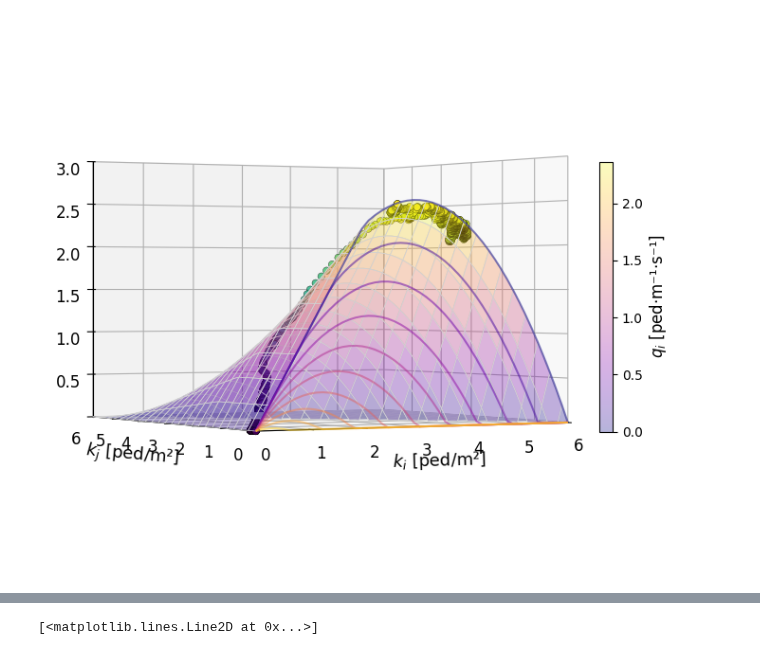
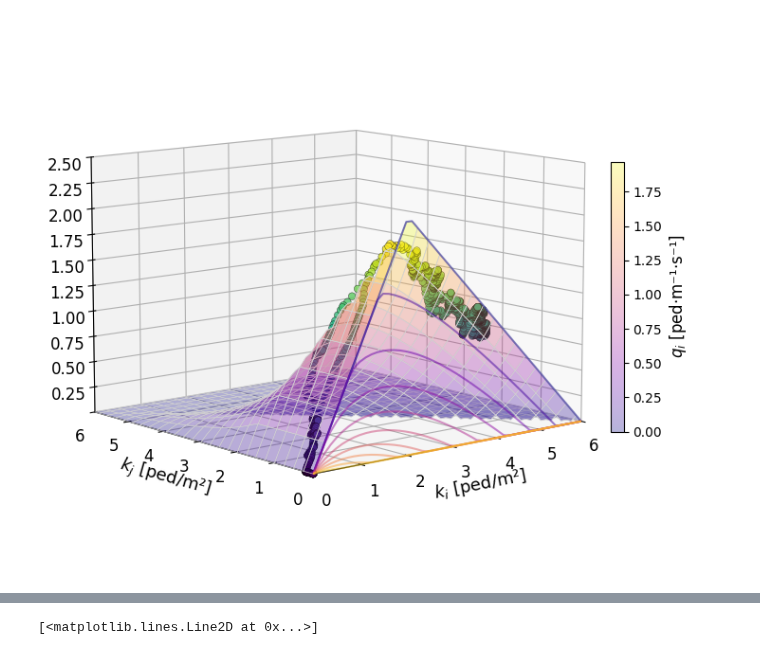
Before and after one commit to WaimenMak/PedNStream, a Jupyter notebook: plots.ipynb, the cells around one changed output, grey strips where cells are left out. Cells and saved outputs as stored; diff of their text form; code cells hidden in the pictures.

```diff
--- a/plots.ipynb
+++ b/plots.ipynb
@@ -107,7 +107,7 @@ scatter = ax.scatter(k1, k2, q1, c=q1, cmap='viridis', s=30, alpha=0.8,
 # Create theoretical surface
 k_range = np.linspace(0, k_jam, 50)
 K1, K2 = np.meshgrid(k_range, k_range)
-Q_theory = bi_fd(K1, K2, v_f=v_f, k_jam=k_jam, alpha=alpha, fd_type="greenshields")
+Q_theory = bi_fd(K1, K2, v_f=v_f, k_jam=k_jam, alpha=alpha, fd_type="yperman")
 
 # Plot theoretical surface
 surf = ax.plot_surface(K1, K2, Q_theory,
@@ -139,35 +139,35 @@ title += f'$v_f$ = {v_f:.2f} m/s, $k_{{jam}}$ = {k_jam:.1f} ped/m², $α$ = {alp
 cbar = plt.colorbar(surf, ax=ax, shrink=0.5, aspect=20, pad=0.01)
 cbar.set_label(r'$q_i$ [ped·m⁻¹·s⁻¹]', fontsize=12)
 
 # Set viewing angle for better visualization
-ax.view_init(elev=0, azim=-120)
+ax.view_init(elev=10, azim=-130)
 # ax.view_init(elev=20, azim=220)
 
 # Add grid
 ax.grid(True, alpha=0.3)
 
 # Set axis limits
 ax.set_xlim(0, k_jam)
 ax.set_ylim(0, k_jam)
 ax.set_zlim(0, None)
 
 #tick size
 ax.tick_params(axis='both', which='major', labelsize=12)
 # Hide the first tick of the z axis
 z_ticks = ax.get_zticks()
 if len(z_ticks) > 1:
     ax.set_zticks(z_ticks[1:])
 # x_ticks = ax.get_xticks()
 # ax.set_xticks(x_ticks[:-1])
 
 
 plt.tight_layout()
 plt.show()
 
 # save figure as pdf
 # fig.savefig('fig/bidirectional_fd_yperman.pdf', bbox_inches='tight')
 # %% [output]
-[figure, old version]
+[figure, new version]
 # %%
 # ----------------------------------------------------------------------
 # 4. Print some statistics
```
Also changed, not shown: parts of 3 cells of this notebook, 7 other files.
